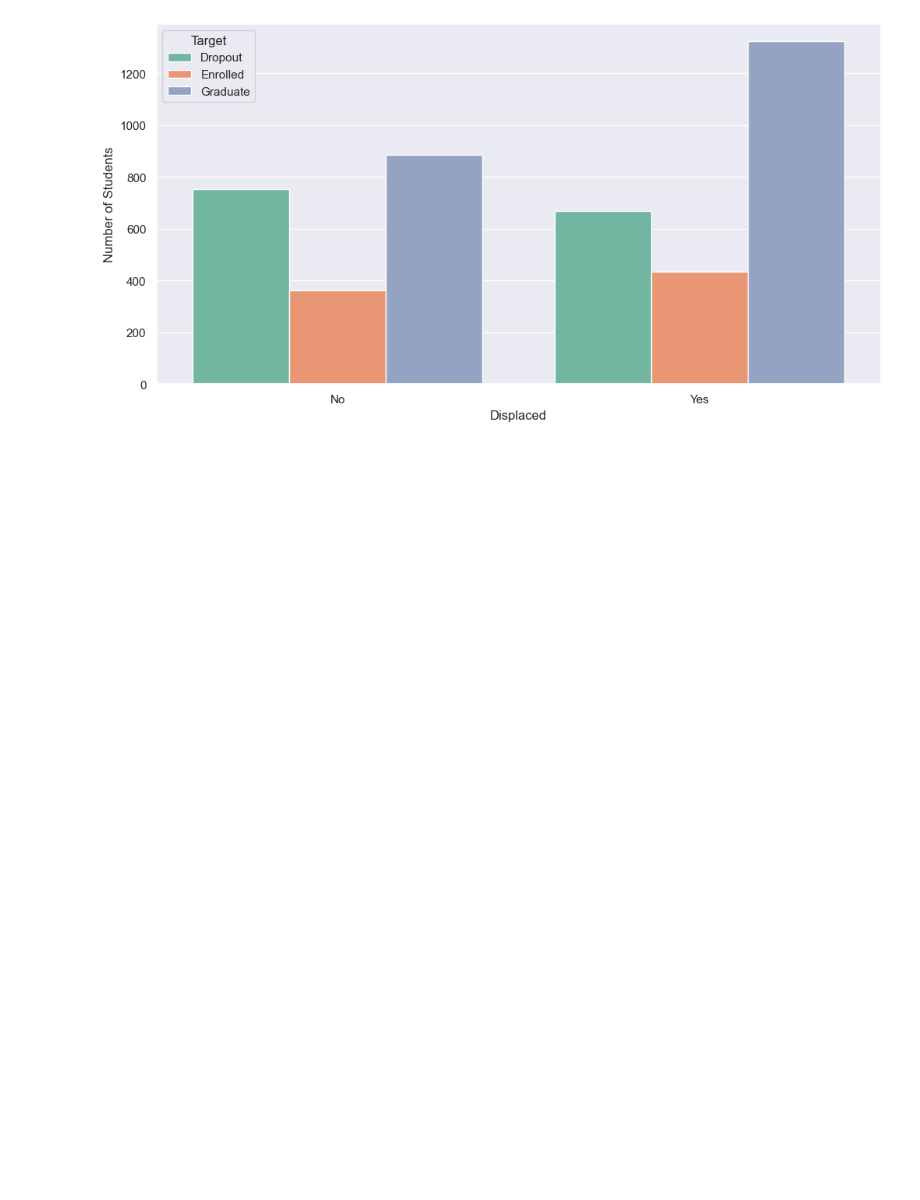
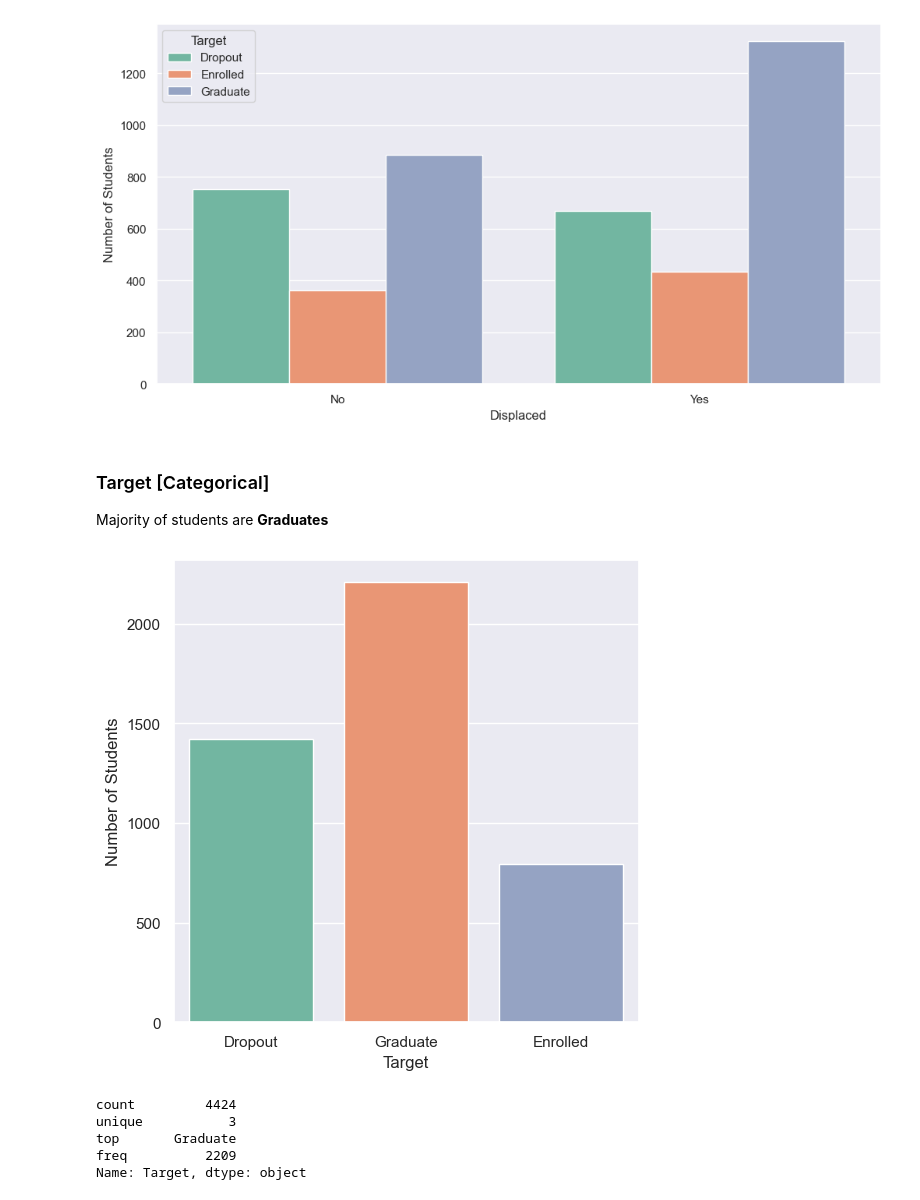
Before and after one commit to yewkiang123/SC1015-Project, a Jupyter notebook: Exploratory Data Analysis.ipynb, the cells around one changed output. Cells and saved outputs as stored; diff of their text form; code cells hidden in the pictures; blank space fills up the shorter version.

```diff
--- a/Exploratory Data Analysis.ipynb
+++ b/Exploratory Data Analysis.ipynb
@@ -196,3 +208,21 @@ plt.ylabel('Number of Students')
 plt.show()
 # %% [output]
 [figure]
+# %% [markdown]
+### Target [Categorical]
+Majority of students are **Graduates**
+# %%
+plt.figure(figsize = (6, 6))
+sb.countplot(data = df, x = 'Target')
+plt.xticks(ticks = [0, 1, 2], labels=['Dropout', 'Graduate', 'Enrolled'])
+plt.xlabel('Target')
+plt.ylabel('Number of Students')
+plt.show()
+print(df["Target"].describe())
+# %% [output]
+[figure, added]
+count         4424
+unique           3
+top       Graduate
+freq          2209
+Name: Target, dtype: object
```
Also changed, not shown: parts of 34 cells of this notebook.
